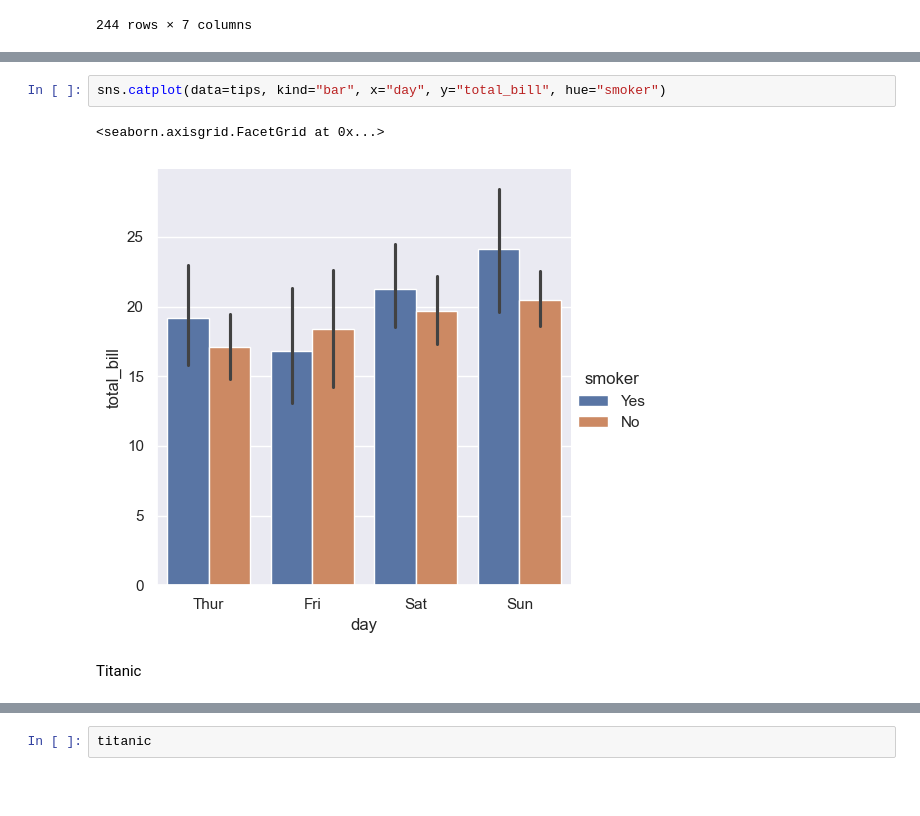
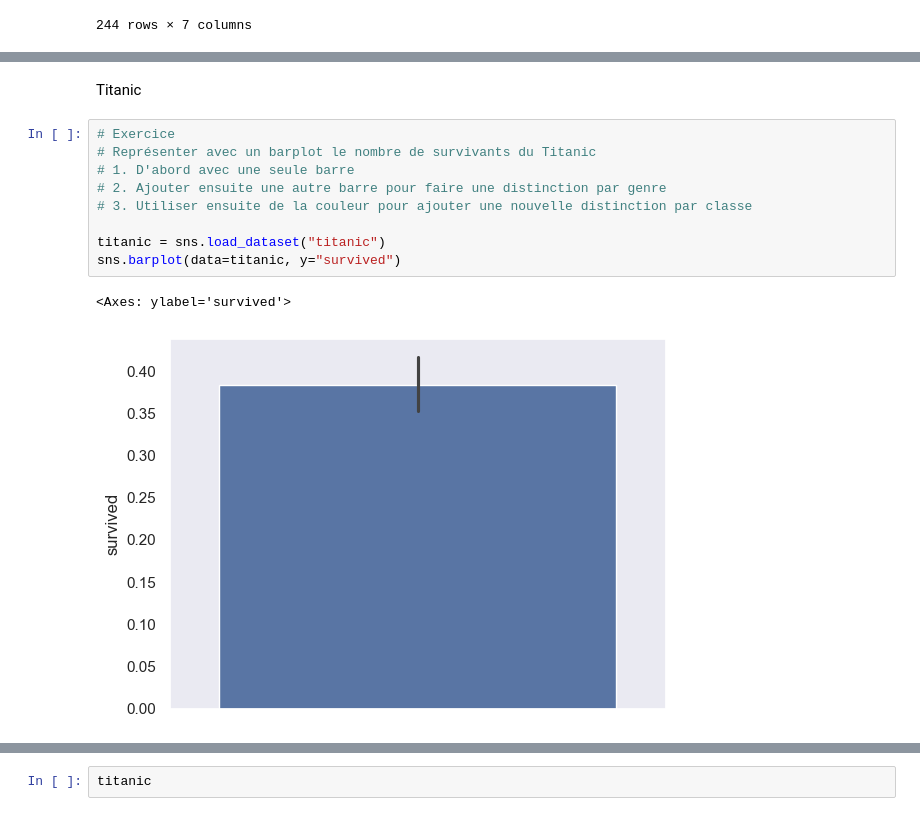
Before and after one commit to Romain-DE/ensae-python-int, a Jupyter notebook: 5_Data_Visualisation/2_seaborn.ipynb, the cells around one changed output, grey strips where cells are left out. Saved outputs shown, nothing was run; the diff lists cells and outputs as text; blank space fills up the shorter version.

Commit message:
wip : seaborn

```diff
--- a/5_Data_Visualisation/2_seaborn.ipynb
+++ b/5_Data_Visualisation/2_seaborn.ipynb
@@ -59,7 +75,14 @@ sns.catplot(data=tips, kind="swarm", x="day", y="total_bill", hue="smoker")
-# %%
-sns.catplot(data=tips, kind="bar", x="day", y="total_bill", hue="smoker")
-# %% [output]
-<seaborn.axisgrid.FacetGrid at 0x...>
-[figure, removed]
 # %% [markdown]
 Titanic
+# %%
+# Exercice
+# Représenter avec un barplot le nombre de survivants du Titanic
+# 1. D'abord avec une seule barre
+# 2. Ajouter ensuite une autre barre pour faire une distinction par genre
+# 3. Utiliser ensuite de la couleur pour ajouter une nouvelle distinction par classe
+
+titanic = sns.load_dataset("titanic")
+sns.barplot(data=titanic, y="survived")
+# %% [output]
+<Axes: ylabel='survived'>
+[figure, added]
```
Also changed, not shown: parts of 20 cells of this notebook, 5 other files.
